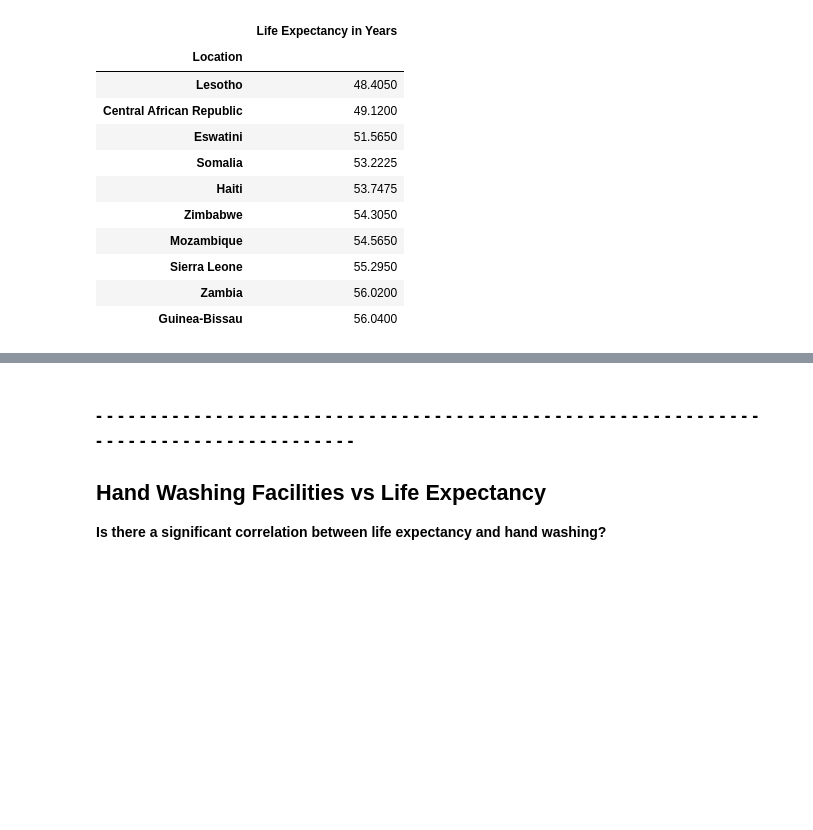
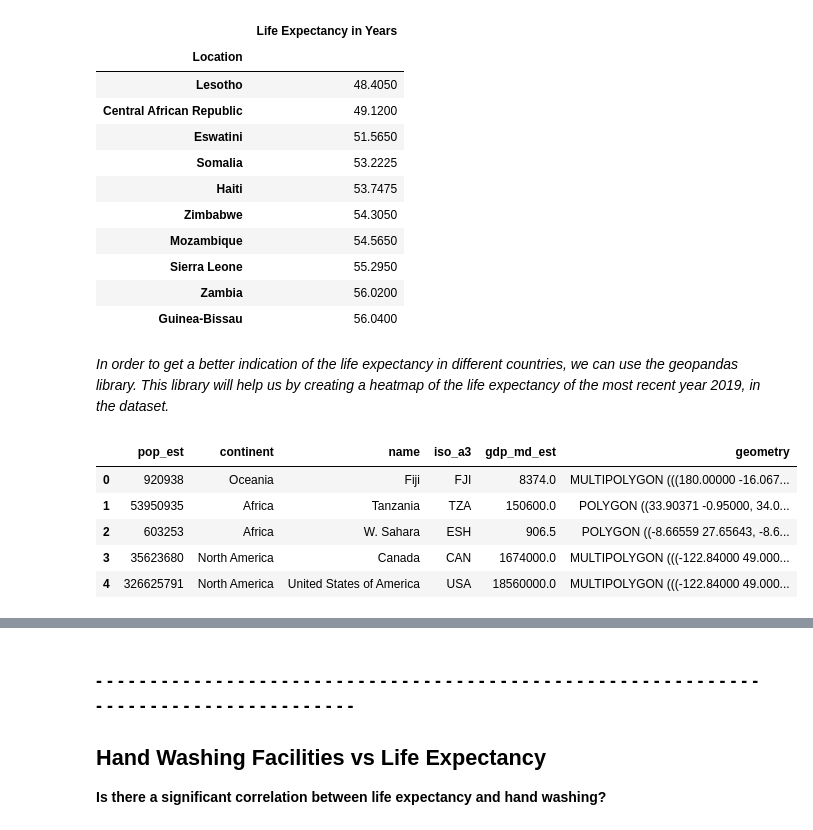
Before and after one commit to pkorat/World-Life-Expectancy-Analysis, a Jupyter notebook: main_pk_6_30_21.ipynb, the cells around one changed output, grey strips where cells are left out. Drawn from its saved outputs; the diff is of its cells as text; code cells hidden in the pictures; blank space fills up the shorter version.

```diff
--- a/main_pk_6_30_21.ipynb
+++ b/main_pk_6_30_21.ipynb
@@ -140,3 +140,18 @@ life_expectancy_df_sort.head(10).to_frame()
 | Sierra Leone | 55.2950 |
 | Zambia | 56.0200 |
 | Guinea-Bissau | 56.0400 |
+# %% [markdown]
+
+*In order to get a better indication of the life expectancy in different countries, we can use the geopandas library. This library will help us by creating a heatmap of the life expectancy of the most recent year 2019, in the dataset.*
+# %%
+# Parth Korat
+# get the dataset in the library called naturalearth_lowres to compare with life expectancy
+world = gpd.read_file(gpd.datasets.get_path('naturalearth_lowres'))
+world.head()
+# %% [output]
+|  | pop_est | continent | name | iso_a3 | gdp_md_est | geometry |
+| 0 | 920938 | Oceania | Fiji | FJI | 8374.0 | MULTIPOLYGON (((180.00000 -16.067... |
+| 1 | 53950935 | Africa | Tanzania | TZA | 150600.0 | POLYGON ((33.90371 -0.95000, 34.0... |
+| 2 | 603253 | Africa | W. Sahara | ESH | 906.5 | POLYGON ((-8.66559 27.65643, -8.6... |
+| 3 | 35623680 | North America | Canada | CAN | 1674000.0 | MULTIPOLYGON (((-122.84000 49.000... |
+| 4 | 326625791 | North America | United States of America | USA | 18560000.0 | MULTIPOLYGON (((-122.84000 49.000... |
```
Also changed, not shown: parts of 20 cells of this notebook, 1 other file.
